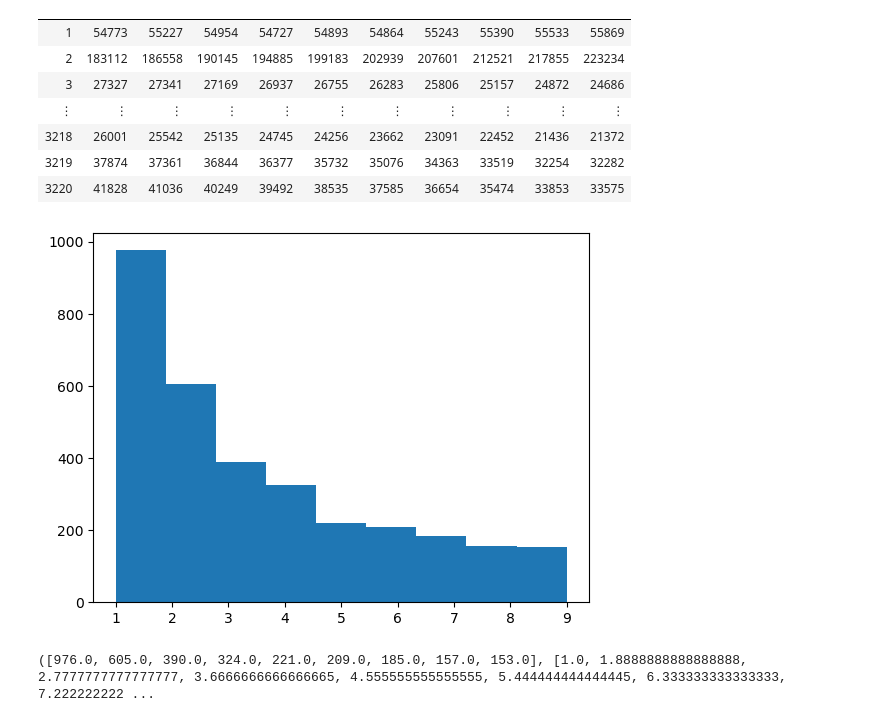
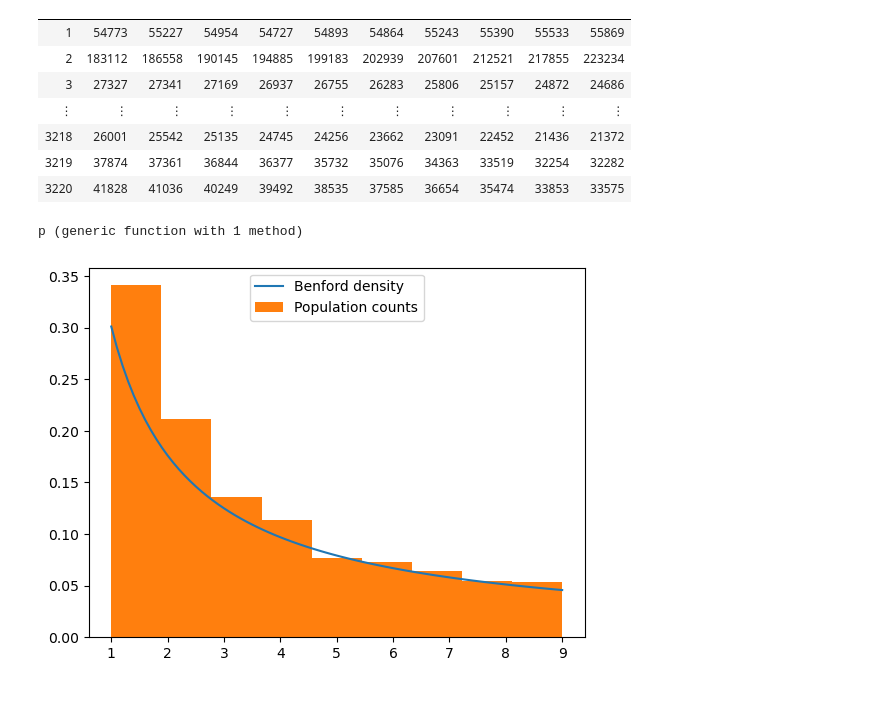
Before and after one commit to starkcoffee/maths, a Jupyter notebook: prob_sim_book/BenfordsLaw.ipynb, the cells around one changed output. Drawn from its saved outputs; the diff is of its cells as text; code cells hidden in the pictures.

Commit message:
Plot Benford density

```diff
--- a/prob_sim_book/BenfordsLaw.ipynb
+++ b/prob_sim_book/BenfordsLaw.ipynb
@@ -84,10 +65,20 @@ df = mapcols(ByRow(y -> parse(Int, replace(y, "," => ""))), df[:, 2:11])
 | 3218 | 26001 | 25542 | 25135 | 24745 | 24256 | 23662 | 23091 | 22452 | 21436 | 21372 |
 | 3219 | 37874 | 37361 | 36844 | 36377 | 35732 | 35076 | 34363 | 33519 | 32254 | 32282 |
 | 3220 | 41828 | 41036 | 40249 | 39492 | 38535 | 37585 | 36654 | 35474 | 33853 | 33575 |
+# %%
+p(d)=log(10,1+1/d)
+# %% [output]
+p (generic function with 1 method)
 # %%
 pop = df."2010"
 first_digs = [first(reverse(digits(n))) for n in pop]
-hist(first_digs, 9)
+
+x_axis = 1:.1:9
+benford_values = map(t->p(t), x_axis)
+plot(x_axis, benford_values, label="Benford density")
+
+hist(first_digs, 9, density=true, label="Population counts")
+legend(loc="upper center")
+;
 # %% [output]
-[figure, old version]
+[figure, new version]
-([976.0, 605.0, 390.0, 324.0, 221.0, 209.0, 185.0, 157.0, 153.0], [1.0, 1.8888888888888888, 2.7777777777777777, 3.6666666666666665, 4.555555555555555, 5.444444444444445, 6.333333333333333, 7.222222222 ...
```
Also changed, not shown: parts of 2 cells of this notebook.
